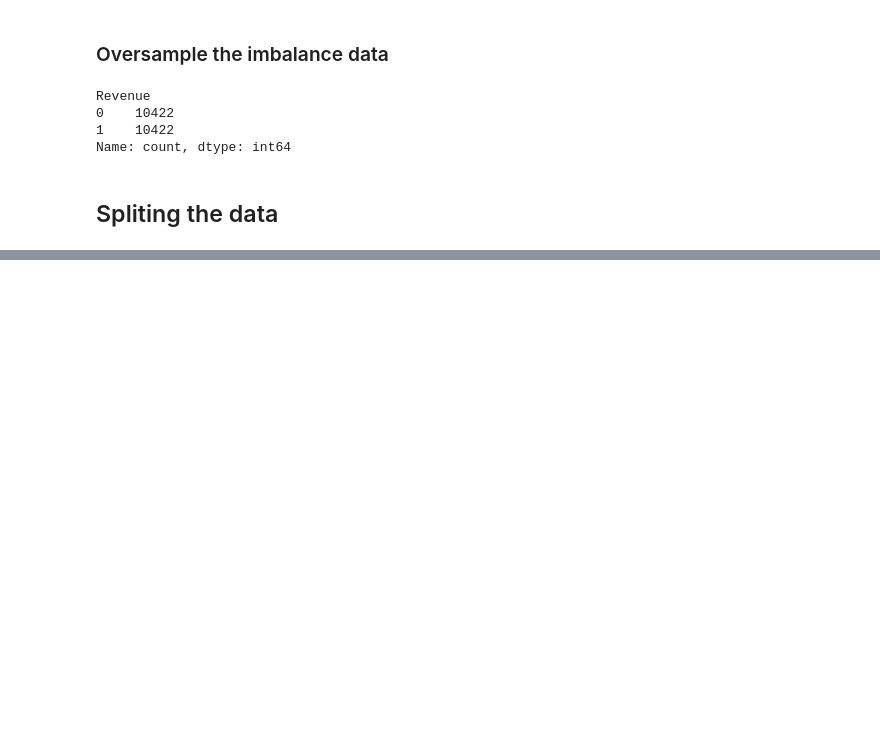
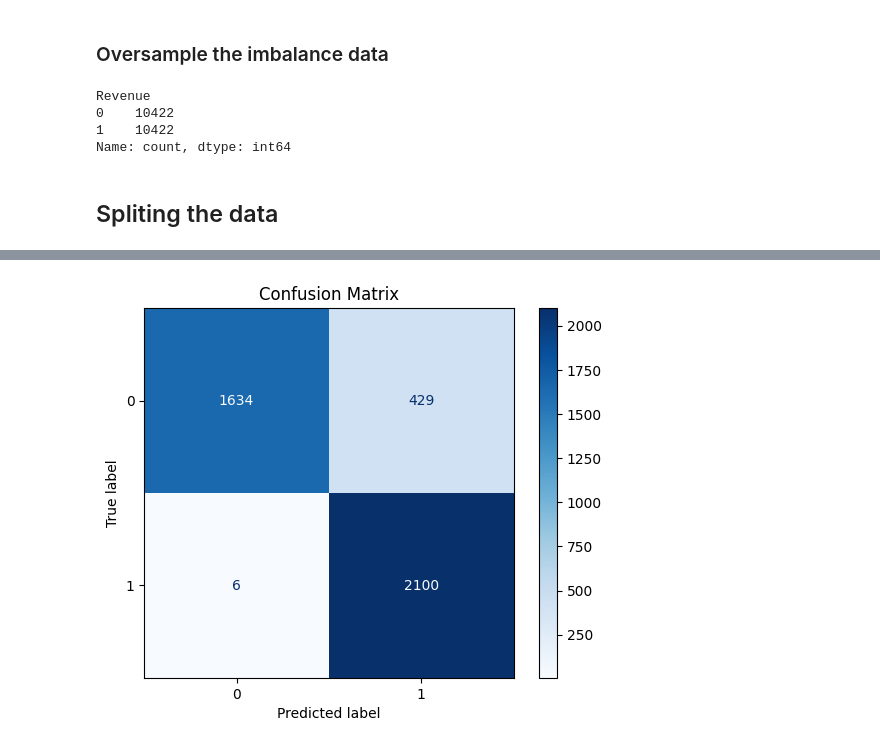
Before and after one commit to dinhminh0307/ASM3-Data-Science, a Jupyter notebook: main.ipynb, the cells around one changed output, grey strips where cells are left out. Drawn from its saved outputs; the diff is of its cells as text; code cells hidden in the pictures; blank space fills up the shorter version.

```diff
--- a/main.ipynb
+++ b/main.ipynb
@@ -252,0 +312,13 @@ x_train, x_test, y_train, y_test = train_test_split(X, Y, test_size = 0.2, rando
+# %%
+param_dist = {
+    'n_neighbors': randint(3, 15),
+    'weights': ['uniform', 'distance'],
+    'metric': ['euclidean', 'manhattan', 'minkowski']
+}
+# %%
+# Initialize the KNN classifier
+knn = KNeighborsClassifier()
+
+# Perform RandomizedSearchCV
+random_search = RandomizedSearchCV(estimator=knn, param_distributions=param_dist, n_iter=20, cv=5, scoring='accuracy', verbose=1, n_jobs=-1, random_state=42)
+random_search.fit(x_train, y_train)
@@ -252,0 +333,15 @@ x_train, x_test, y_train, y_test = train_test_split(X, Y, test_size = 0.2, rando
+# %%
+# Get the best parameters and best estimator
+best_params = random_search.best_params_
+best_knn = random_search.best_estimator_
+# %%
+# Evaluate the best model
+y_pred = best_knn.predict(x_test)
+# %%
+cm = confusion_matrix(y_test, y_pred)
+disp = ConfusionMatrixDisplay(confusion_matrix=cm)
+disp.plot(cmap='Blues')
+plt.title('Confusion Matrix')
+plt.show()
+# %% [output]
+[figure, added]
```
Also changed, not shown: parts of 14 cells of this notebook.
